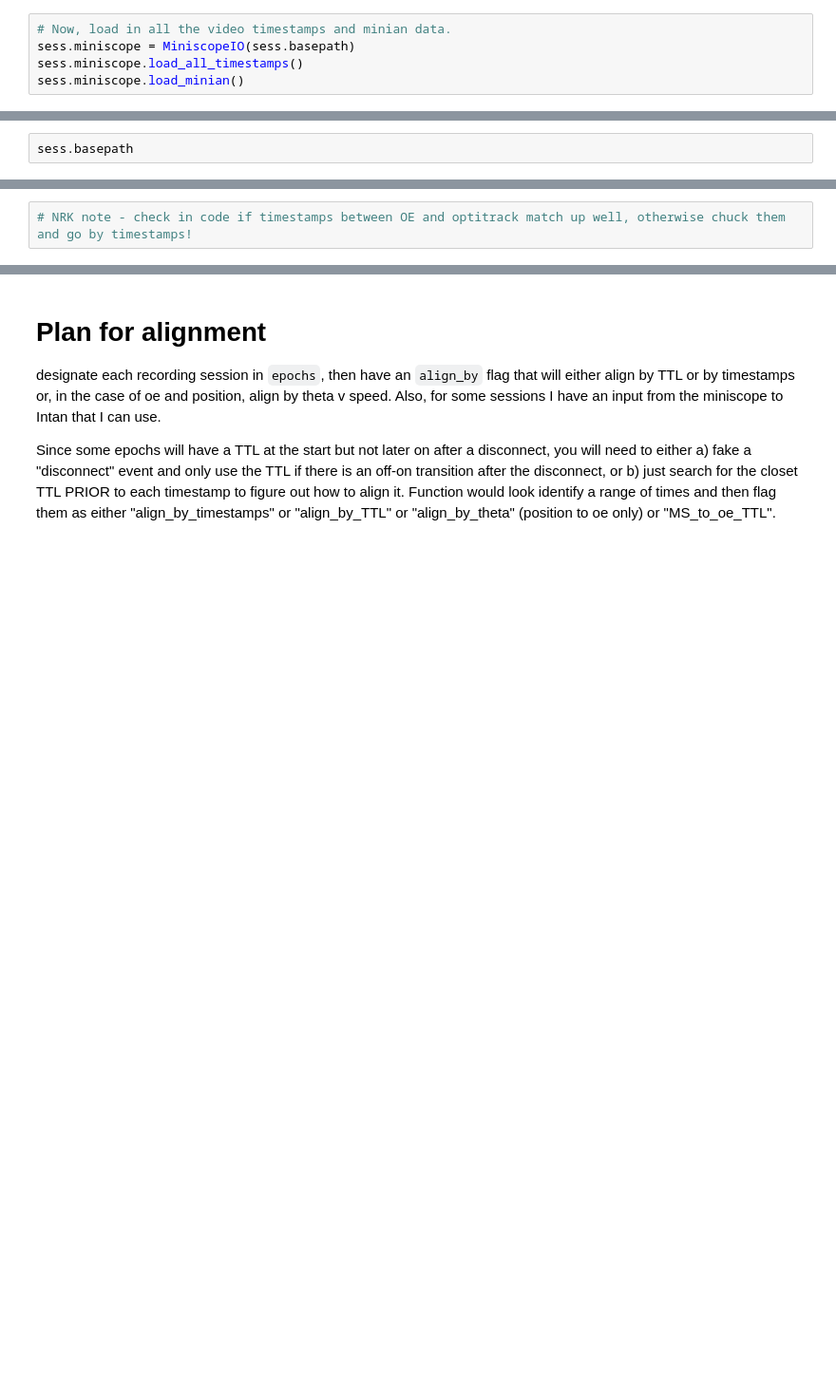
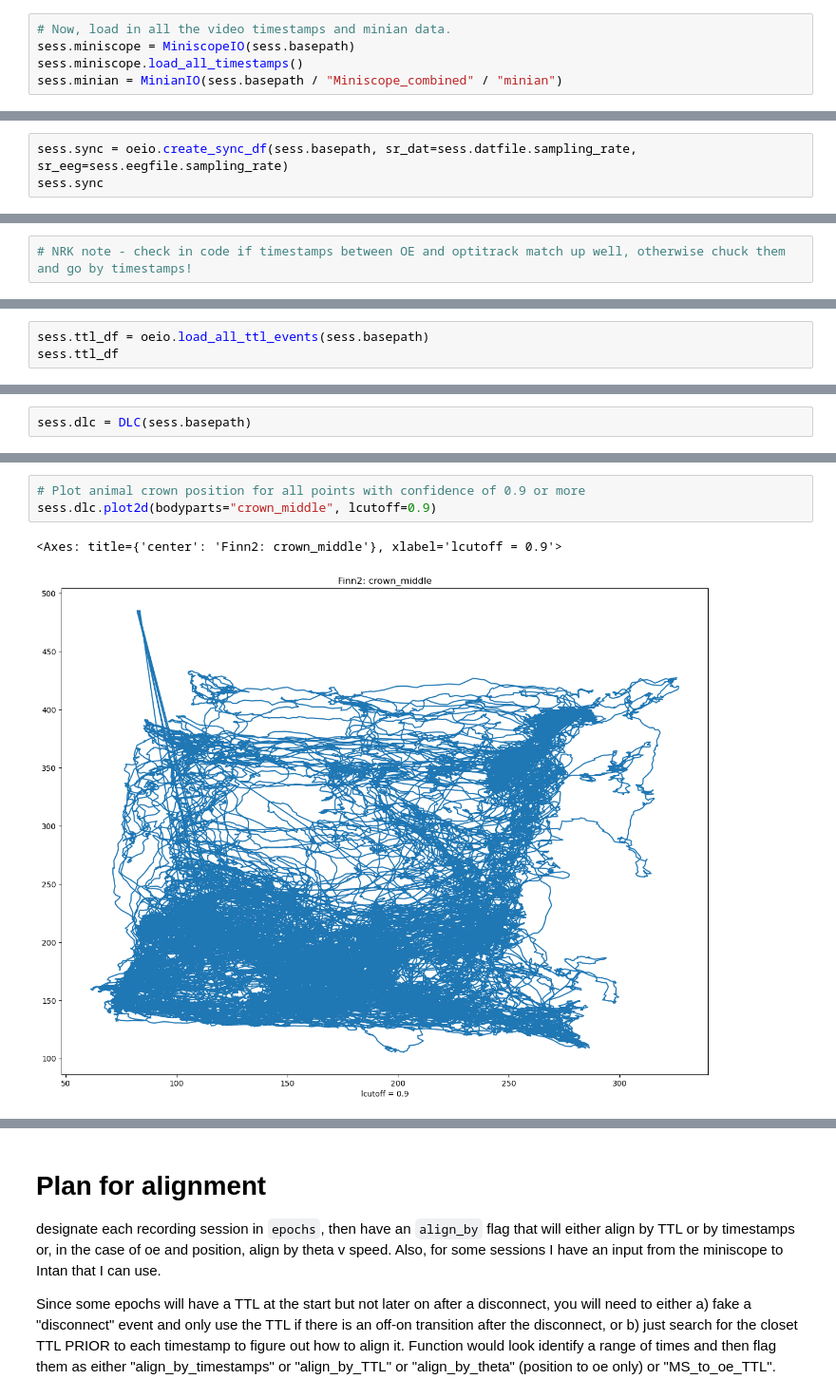
Before and after one commit to diba-lab/NeuroPy, a Jupyter notebook: notebooks/Image_ephys_dlc_alignment.ipynb, the cells around one changed output, grey strips where cells are left out. Shown at 95% size. Saved outputs shown, nothing was run; the diff lists cells and outputs as text; blank space fills up the shorter version.

```diff
--- a/notebooks/Image_ephys_dlc_alignment.ipynb
+++ b/notebooks/Image_ephys_dlc_alignment.ipynb
@@ -63,5 +45,5 @@ Second, designate any *corrupted files* by creating a "corrupted_videos.csv" fil
 # Now, load in all the video timestamps and minian data.
 sess.miniscope = MiniscopeIO(sess.basepath)
 sess.miniscope.load_all_timestamps()
-sess.miniscope.load_minian()
+sess.minian = MinianIO(sess.basepath / "Miniscope_combined" / "minian")
 # %% [output]
@@ -78,3 +70,4 @@ print(sess.miniscope.minian['S'].shape)
 # %%
-sess.basepath
+sess.sync = oeio.create_sync_df(sess.basepath, sr_dat=sess.datfile.sampling_rate, sr_eeg=sess.eegfile.sampling_rate)
+sess.sync
 # %% [output]
@@ -90,0 +103,3 @@ PosixPath('/data/Working/Trace_FC/Recording_Rats/Rat698/2021_06_30_recall')
+# %%
+sess.ttl_df = oeio.load_all_ttl_events(sess.basepath)
+sess.ttl_df
@@ -90,0 +125,2 @@ PosixPath('/data/Working/Trace_FC/Recording_Rats/Rat698/2021_06_30_recall')
+# %%
+sess.dlc = DLC(sess.basepath)
@@ -90,0 +160,6 @@ PosixPath('/data/Working/Trace_FC/Recording_Rats/Rat698/2021_06_30_recall')
+# %%
+# Plot animal crown position for all points with confidence of 0.9 or more
+sess.dlc.plot2d(bodyparts="crown_middle", lcutoff=0.9)
+# %% [output]
+<Axes: title={'center': 'Finn2: crown_middle'}, xlabel='lcutoff = 0.9'>
+[figure, added]
```
Also changed, not shown: parts of 22 cells of this notebook.
